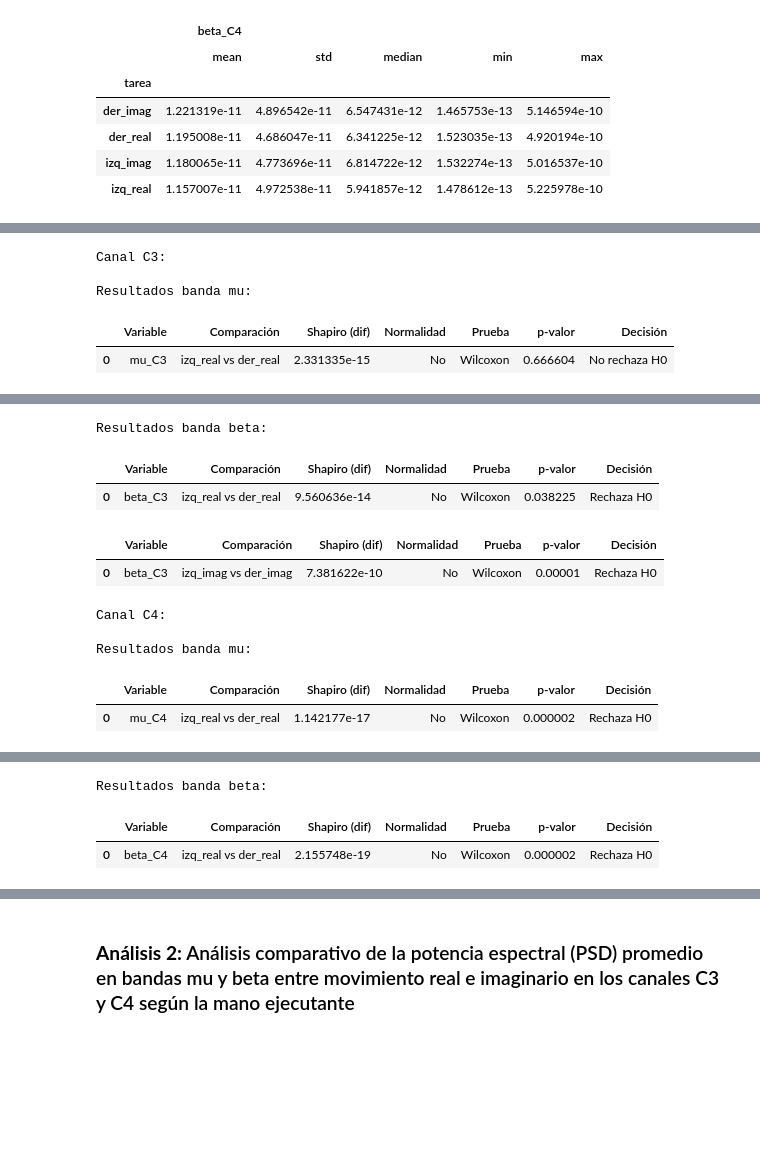
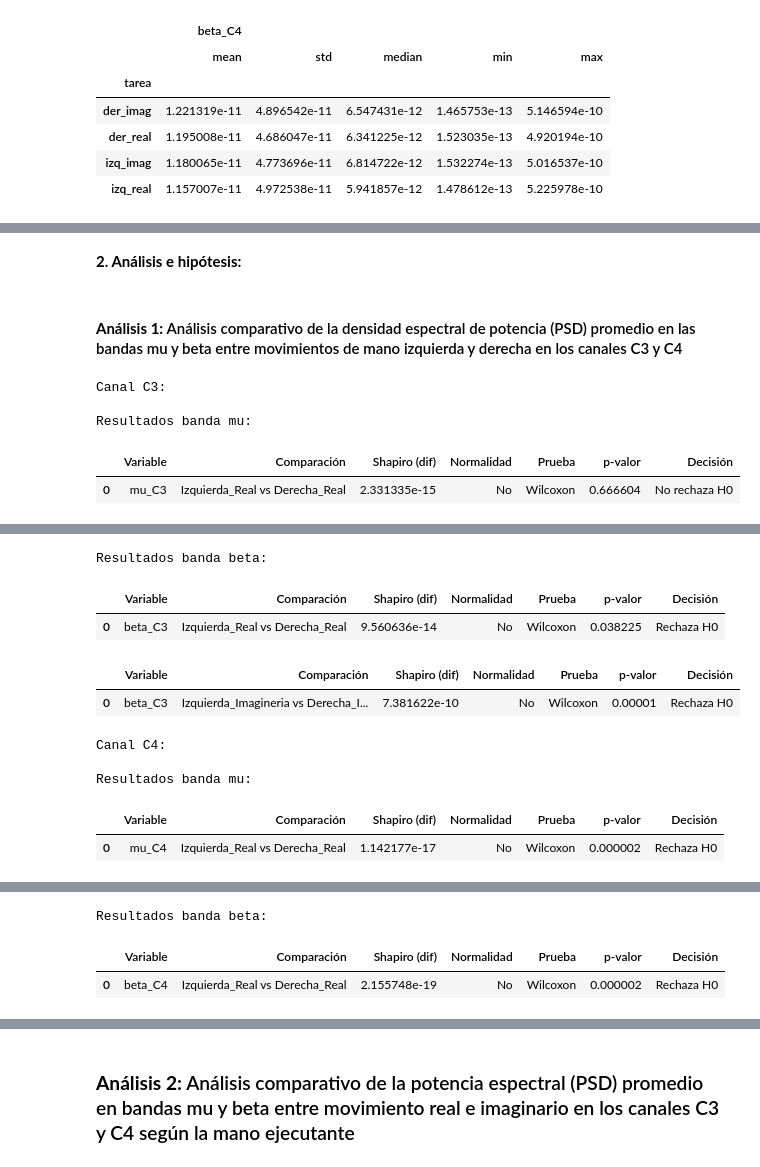
Before and after one commit to Isa21bella09/Proyecto-1---Biose-ales---Procesamiento-EEG, a Jupyter notebook: Proyecto 1 - Bioseñales.ipynb, the cells around one changed output, grey strips where cells are left out. Cells and saved outputs as stored; diff of their text form; code cells hidden in the pictures; blank space fills up the shorter version.

```diff
--- a/Proyecto 1 - Bioseñales.ipynb
+++ b/Proyecto 1 - Bioseñales.ipynb
@@ -78,3 +77,7 @@ raw_imag_filt = raw_imag.copy().filter(8., 30., fir_window='hamming', verbose=Fa
 # %% [output]
 NOTE: pick_channels() is a legacy function. New code should use inst.pick(...).
 NOTE: pick_channels() is a legacy function. New code should use inst.pick(...).
+# %%
+# Graficar la serie de tiempo de todos los canales
+raw = mne.io.read_raw_eeglab(ruta_archivo, preload=True, verbose=False)
+raw.plot(n_channels=len(raw.ch_names), duration=5.0, scalings='auto');
@@ -172,7 +177,7 @@ epochs_imag_orig = mne.Epochs(raw_imag_original, events_i_orig, event_id=event_i
 epochs_imag_filt = mne.Epochs(raw_imag_filt, events_i_filt, event_id=event_id_i,
                              tmin=0, tmax=4, baseline=None, preload=True, verbose=False)
 
-# ===== CONDICIONES =====
+# Condiciones de estudio
 condiciones = [
     ("Mano_izquierda_-_Movimiento_real", epochs_real_orig['TASK1T1'], epochs_real_filt['TASK1T1']),
     ("Mano_derecha_-_Movimiento_real", epochs_real_orig['TASK1T2'], epochs_real_filt['TASK1T2']),
@@ -196,11 +201,11 @@ for i, (nombre, ep_orig, ep_filt) in enumerate(condiciones):
 
     psd_filt, _ = mne.time_frequency.psd_array_welch(datos_filt, sfreq=sfreq, fmin=1, fmax=40, verbose=False)
 
-    # Promedio sobre épocas → (canales, frecuencias)
+    # Promedio sobre épocas
     psd_orig_mean = psd_orig.mean(axis=0)
     psd_filt_mean = psd_filt.mean(axis=0)
 
-    # ===== SUBPLOT =====
+    # Gráfica
     plt.subplot(2,2,i+1)
 
     for ch_idx, ch in enumerate(canales):
@@ -219,9 +224,9 @@ for i, (nombre, ep_orig, ep_filt) in enumerate(condiciones):
     plt.axvspan(13, 30, alpha=0.15, label='Beta', color = "g")
 
     plt.title(nombre.replace("_", " "))
-    plt.xlabel("Frecuencia (Hz)")
-    plt.ylabel("Potencia")
-    plt.xlim(5,40)
+    plt.xlabel("Frecuencia [Hz]")
+    plt.ylabel("PSD")
+    plt.xlim(1,40)
     plt.ylim(-0.1e-10,1e-10)
     plt.grid()
 
@@ -683,3 +549,5 @@ Existen diferencias estadísticamente significativas en la potencia de la banda
+# %% [markdown]
+**2. Análisis e hipótesis:**
 # %%
 def evaluar_hipotesis(df, var1, var2, cond1=None, cond2=None, tipo="condiciones"):
 
@@ -742,37 +610,39 @@ def evaluar_hipotesis(df, var1, var2, cond1=None, cond2=None, tipo="condiciones"
     }
 
     return display(pd.DataFrame([fila]))
+# %% [markdown]
+#### **Análisis 1:** Análisis comparativo de la densidad espectral de potencia (PSD) promedio en las bandas mu y beta entre movimientos de mano izquierda y derecha en los canales C3 y C4
 # %%
 # Uso de la función en los casos planteados anteriormente
 # Canal C3
 print("Canal C3:")
 
 # 1. Banda mu
 print("\nResultados banda mu:")
-evaluar_hipotesis(df, "mu_C3", None, "izq_real", "der_real", tipo = "condiciones")
-evaluar_hipotesis(df, "mu_C3", None, "izq_imag", "der_imag", tipo = "condiciones")
+evaluar_hipotesis(df, "mu_C3", None, "Izquierda_Real", "Derecha_Real", tipo = "condiciones")
+evaluar_hipotesis(df, "mu_C3", None, "Izquierda_Imagineria", "Derecha_Imagineria", tipo = "condiciones")
 
 # 2. Banda beta
 print("\nResultados banda beta:")
-evaluar_hipotesis(df, "beta_C3", None, "izq_real", "der_real", tipo = "condiciones")
-evaluar_hipotesis(df, "beta_C3", None, "izq_imag", "der_imag", tipo = "condiciones")
+evaluar_hipotesis(df, "beta_C3", None, "Izquierda_Real", "Derecha_Real", tipo = "condiciones")
+evaluar_hipotesis(df, "beta_C3", None, "Izquierda_Imagineria", "Derecha_Imagineria", tipo = "condiciones")
 
 # Canal C4
 print("\nCanal C4:")
 
 # 1. Banda mu
 print("\nResultados banda mu:")
-evaluar_hipotesis(df, "mu_C4", None, "izq_real", "der_real", tipo = "condiciones")
-evaluar_hipotesis(df, "mu_C4", None, "izq_imag", "der_imag", tipo = "condiciones")
+evaluar_hipotesis(df, "mu_C4", None, "Izquierda_Real", "Derecha_Real", tipo = "condiciones")
+evaluar_hipotesis(df, "mu_C4", None, "Izquierda_Imagineria", "Derecha_Imagineria", tipo = "condiciones")
 
 # 2. Banda beta
 print("\nResultados banda beta:")
-evaluar_hipotesis(df, "beta_C4", None, "izq_real", "der_real", tipo = "condiciones")
-evaluar_hipotesis(df, "beta_C4", None, "izq_imag", "der_imag", tipo = "condiciones")
+evaluar_hipotesis(df, "beta_C4", None, "Izquierda_Real", "Derecha_Real", tipo = "condiciones")
+evaluar_hipotesis(df, "beta_C4", None, "Izquierda_Imagineria", "Derecha_Imagineria", tipo = "condiciones")
 # %% [output]
 Canal C3:
 
 Resultados banda mu:
 |  | Variable | Comparación | Shapiro (dif) | Normalidad | Prueba | p-valor | Decisión |
-| 0 | mu_C3 | izq_real vs der_real | 2.331335e-15 | No | Wilcoxon | 0.666604 | No rechaza H0 |
+| 0 | mu_C3 | Izquierda_Real vs Derecha_Real | 2.331335e-15 | No | Wilcoxon | 0.666604 | No rechaza H0 |
 |  | Variable | Comparación | Shapiro (dif) | Normalidad | Prueba | p-valor | Decisión |
@@ -780,11 +650,11 @@ Resultados banda mu:
 Resultados banda beta:
 |  | Variable | Comparación | Shapiro (dif) | Normalidad | Prueba | p-valor | Decisión |
-| 0 | beta_C3 | izq_real vs der_real | 9.560636e-14 | No | Wilcoxon | 0.038225 | Rechaza H0 |
+| 0 | beta_C3 | Izquierda_Real vs Derecha_Real | 9.560636e-14 | No | Wilcoxon | 0.038225 | Rechaza H0 |
 |  | Variable | Comparación | Shapiro (dif) | Normalidad | Prueba | p-valor | Decisión |
-| 0 | beta_C3 | izq_imag vs der_imag | 7.381622e-10 | No | Wilcoxon | 0.00001 | Rechaza H0 |
+| 0 | beta_C3 | Izquierda_Imagineria vs Derecha_I... | 7.381622e-10 | No | Wilcoxon | 0.00001 | Rechaza H0 |
 Canal C4:
 
 Resultados banda mu:
 |  | Variable | Comparación | Shapiro (dif) | Normalidad | Prueba | p-valor | Decisión |
-| 0 | mu_C4 | izq_real vs der_real | 1.142177e-17 | No | Wilcoxon | 0.000002 | Rechaza H0 |
+| 0 | mu_C4 | Izquierda_Real vs Derecha_Real | 1.142177e-17 | No | Wilcoxon | 0.000002 | Rechaza H0 |
 |  | Variable | Comparación | Shapiro (dif) | Normalidad | Prueba | p-valor | Decisión |
@@ -792,4 +662,4 @@ Resultados banda mu:
 Resultados banda beta:
 |  | Variable | Comparación | Shapiro (dif) | Normalidad | Prueba | p-valor | Decisión |
-| 0 | beta_C4 | izq_real vs der_real | 2.155748e-19 | No | Wilcoxon | 0.000002 | Rechaza H0 |
+| 0 | beta_C4 | Izquierda_Real vs Derecha_Real | 2.155748e-19 | No | Wilcoxon | 0.000002 | Rechaza H0 |
 |  | Variable | Comparación | Shapiro (dif) | Normalidad | Prueba | p-valor | Decisión |
```
Also changed, not shown: parts of 28 cells of this notebook.
